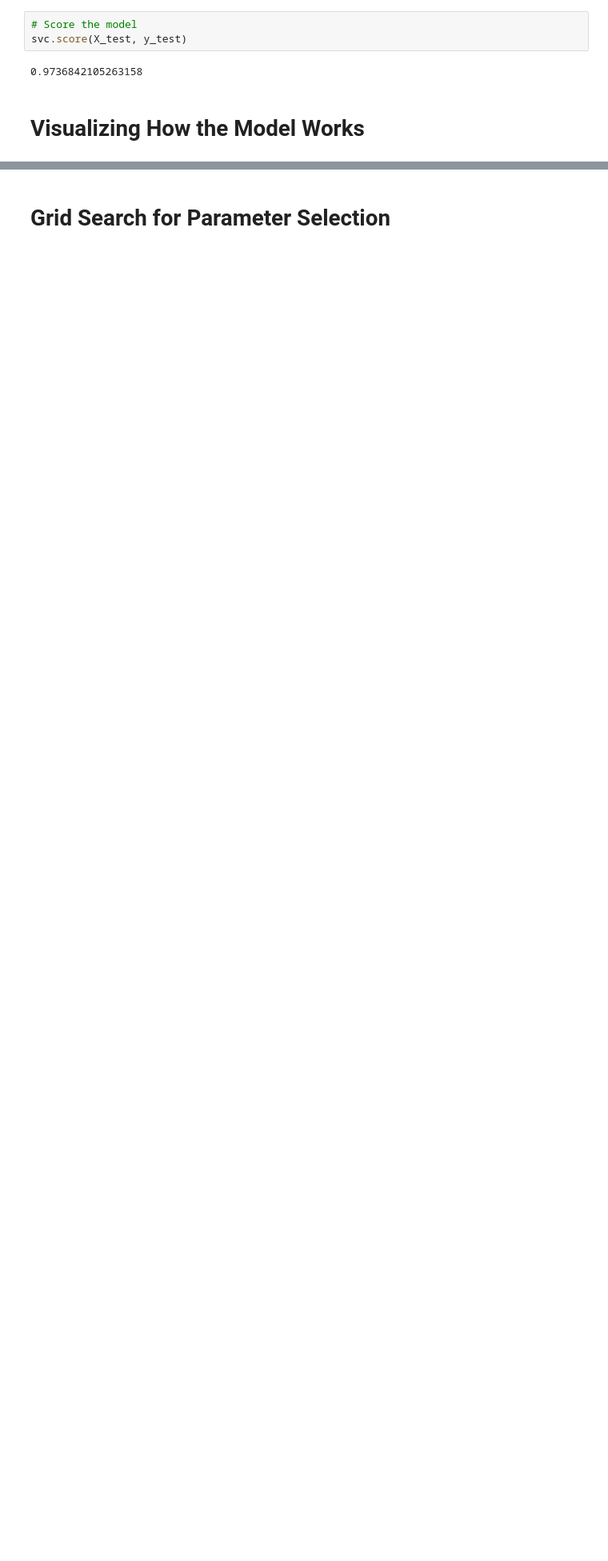
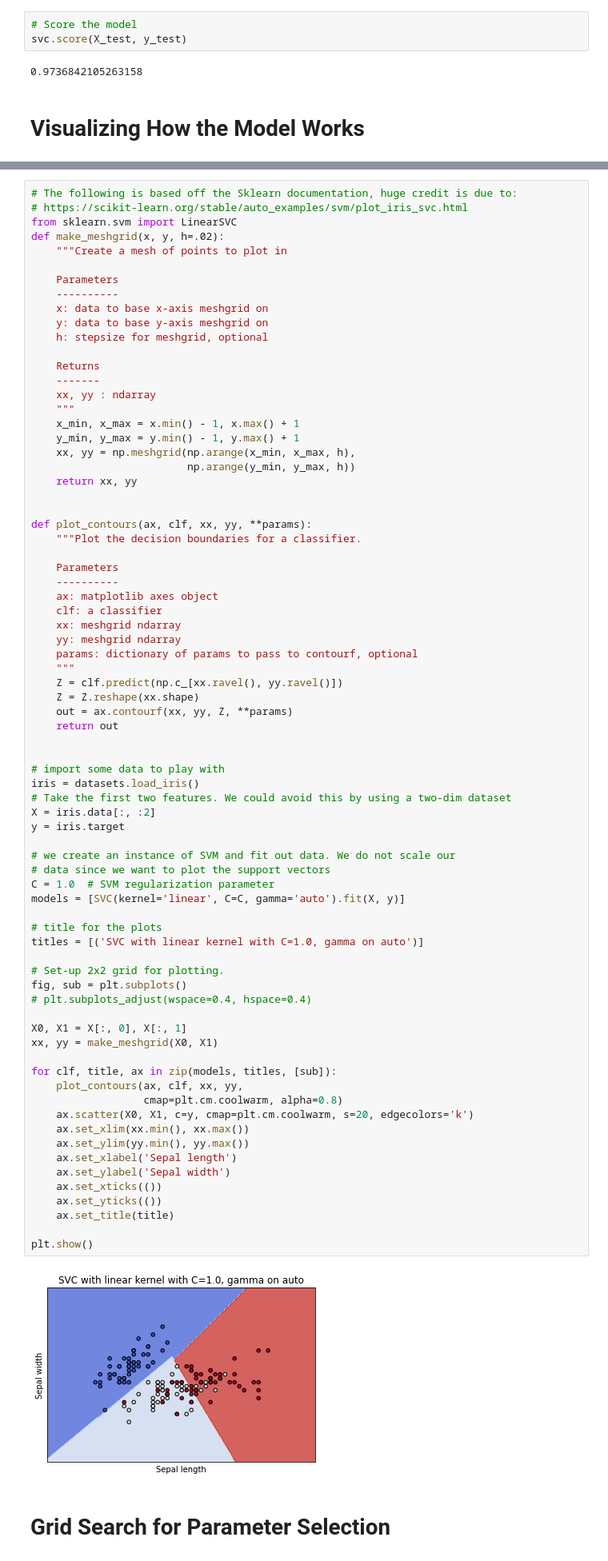
Before and after one commit to UPstartDeveloper/classification_tutorial, a Jupyter notebook: support_vector_machines.ipynb, the cells around one changed output, grey strips where cells are left out. Shown: that part at 80% size. Cells and saved outputs as stored; diff of their text form; blank space fills up the shorter version.

Commit message:
Add SVM linear kernel visualization (iris dataset).

```diff
--- a/support_vector_machines.ipynb
+++ b/support_vector_machines.ipynb
@@ -135,3 +106,80 @@ ValueError: X.shape[1] = 2 should be equal to 4, the number of features at train
+# %%
+# The following is based off the Sklearn documentation, huge credit is due to:
+# https://scikit-learn.org/stable/auto_examples/svm/plot_iris_svc.html
+from sklearn.svm import LinearSVC
+def make_meshgrid(x, y, h=.02):
+    """Create a mesh of points to plot in
+
+    Parameters
+    ----------
+    x: data to base x-axis meshgrid on
+    y: data to base y-axis meshgrid on
+    h: stepsize for meshgrid, optional
+
+    Returns
+    -------
+    xx, yy : ndarray
+    """
+    x_min, x_max = x.min() - 1, x.max() + 1
+    y_min, y_max = y.min() - 1, y.max() + 1
+    xx, yy = np.meshgrid(np.arange(x_min, x_max, h),
+                         np.arange(y_min, y_max, h))
+    return xx, yy
+
+
+def plot_contours(ax, clf, xx, yy, **params):
+    """Plot the decision boundaries for a classifier.
+
+    Parameters
+    ----------
+    ax: matplotlib axes object
+    clf: a classifier
+    xx: meshgrid ndarray
+    yy: meshgrid ndarray
+    params: dictionary of params to pass to contourf, optional
+    """
+    Z = clf.predict(np.c_[xx.ravel(), yy.ravel()])
+    Z = Z.reshape(xx.shape)
+    out = ax.contourf(xx, yy, Z, **params)
+    return out
+
+
+# import some data to play with
+iris = datasets.load_iris()
+# Take the first two features. We could avoid this by using a two-dim dataset
+X = iris.data[:, :2]
+y = iris.target
+
+# we create an instance of SVM and fit out data. We do not scale our
+# data since we want to plot the support vectors
+C = 1.0  # SVM regularization parameter
+models = [SVC(kernel='linear', C=C, gamma='auto').fit(X, y)]
+
+# title for the plots
+titles = [('SVC with linear kernel with C=1.0, gamma on auto')]
+
+# Set-up 2x2 grid for plotting.
+fig, sub = plt.subplots()
+# plt.subplots_adjust(wspace=0.4, hspace=0.4)
+
+X0, X1 = X[:, 0], X[:, 1]
+xx, yy = make_meshgrid(X0, X1)
+
+for clf, title, ax in zip(models, titles, [sub]):
+    plot_contours(ax, clf, xx, yy,
+                  cmap=plt.cm.coolwarm, alpha=0.8)
+    ax.scatter(X0, X1, c=y, cmap=plt.cm.coolwarm, s=20, edgecolors='k')
+    ax.set_xlim(xx.min(), xx.max())
+    ax.set_ylim(yy.min(), yy.max())
+    ax.set_xlabel('Sepal length')
+    ax.set_ylabel('Sepal width')
+    ax.set_xticks(())
+    ax.set_yticks(())
+    ax.set_title(title)
+
+plt.show()
+# %% [output]
+[figure, added]
 # %% [markdown]
 # Grid Search for Parameter Selection
 # %%
```
Also changed, not shown: parts of 2 cells of this notebook.
